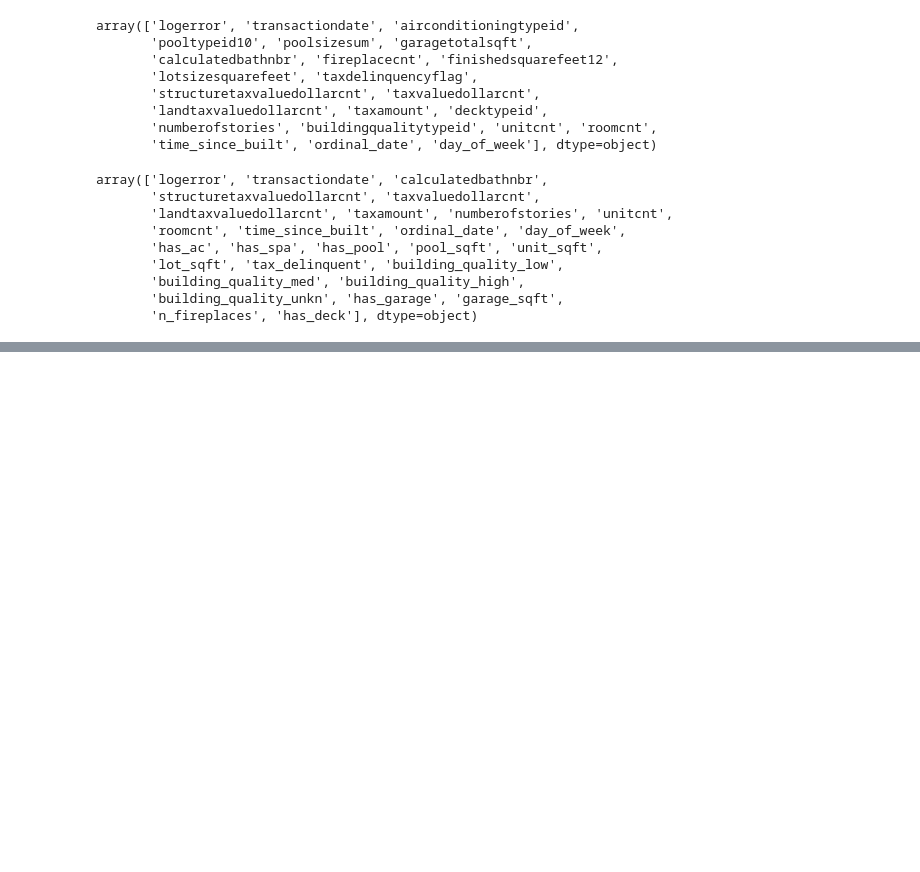
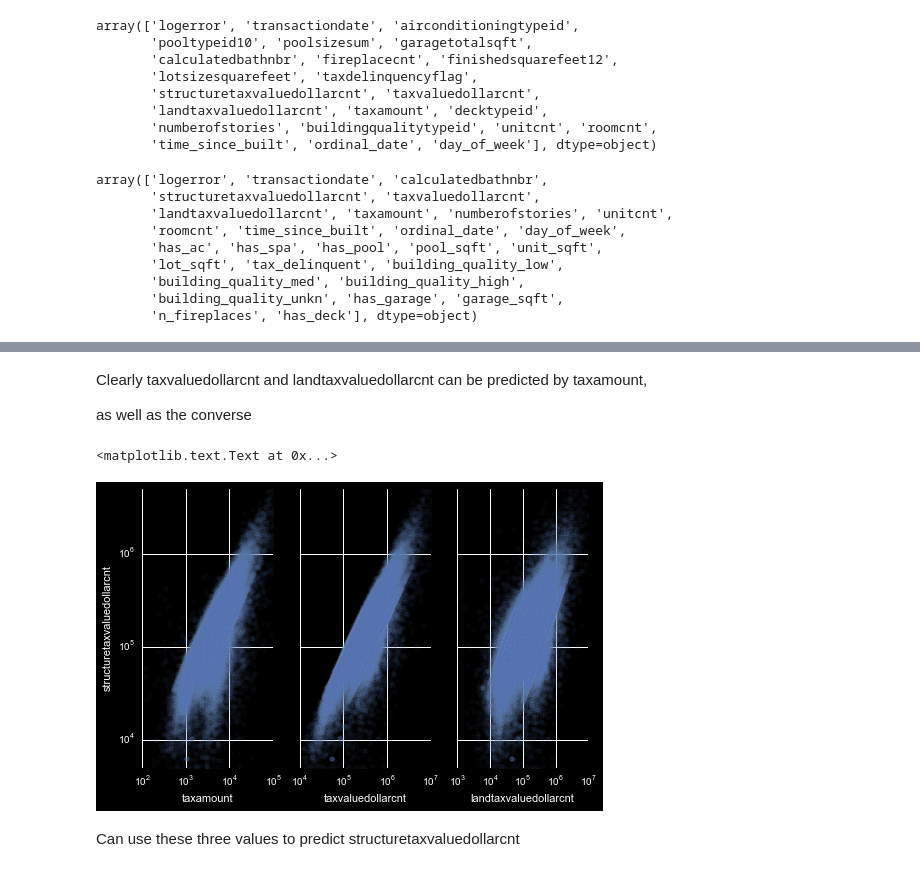
Before and after one commit to markertsean/zillow, a Jupyter notebook: detail_variables_purchased.ipynb, the cells around one changed output, grey strips where cells are left out. Cells and saved outputs as stored; diff of their text form; code cells hidden in the pictures; blank space fills up the shorter version.

```diff
--- a/detail_variables_purchased.ipynb
+++ b/detail_variables_purchased.ipynb
@@ -152,0 +279,30 @@ array(['logerror', 'transactiondate', 'calculatedbathnbr',
+# %% [markdown]
+Clearly taxvaluedollarcnt and landtaxvaluedollarcnt can be predicted by taxamount,
+
+as well as the converse
+# %%
+fig, axes = plt.subplots( 1, 3, figsize=(8,5) )
+
+axes[0].set_xlim( [ 1e2 , 1e5 ] )
+axes[1].set_xlim( [ 1e4 , 1e7 ] )
+axes[2].set_xlim( [ 1e3 , 1e7 ] )
+
+axes[0].set_ylim( [ 5e3 , 5e6 ] )
+axes[1].set_ylim( [ 5e3 , 5e6 ] )
+axes[2].set_ylim( [ 5e3 , 5e6 ] )
+
+
+my_df.plot.scatter( x='taxamount'            , y='structuretaxvaluedollarcnt', alpha=0.05, logx=True, logy=True, ax = axes[0] )
+my_df.plot.scatter( x='taxvaluedollarcnt'    , y='structuretaxvaluedollarcnt', alpha=0.05, logx=True, logy=True, ax = axes[1] )
+my_df.plot.scatter( x='landtaxvaluedollarcnt', y='structuretaxvaluedollarcnt', alpha=0.05, logx=True, logy=True, ax = axes[2] )
+
+axes[1].set_yticklabels([])
+axes[2].set_yticklabels([])
+
+axes[1].set_ylabel('')
+axes[2].set_ylabel('')
+# %% [output]
+<matplotlib.text.Text at 0x...>
+[figure, added]
+# %% [markdown]
+Can use these three values to predict structuretaxvaluedollarcnt
```
Also changed, not shown: parts of 12 cells of this notebook, 1 other file.
